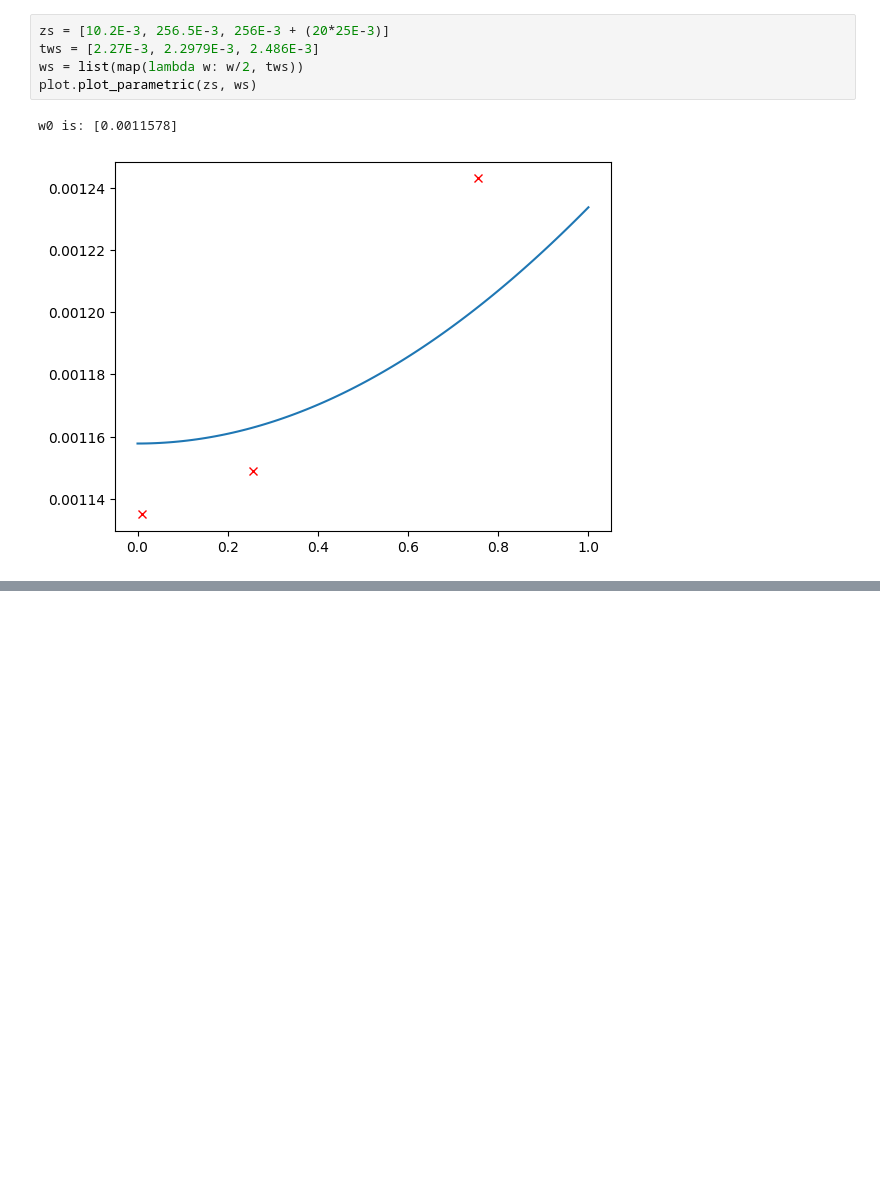
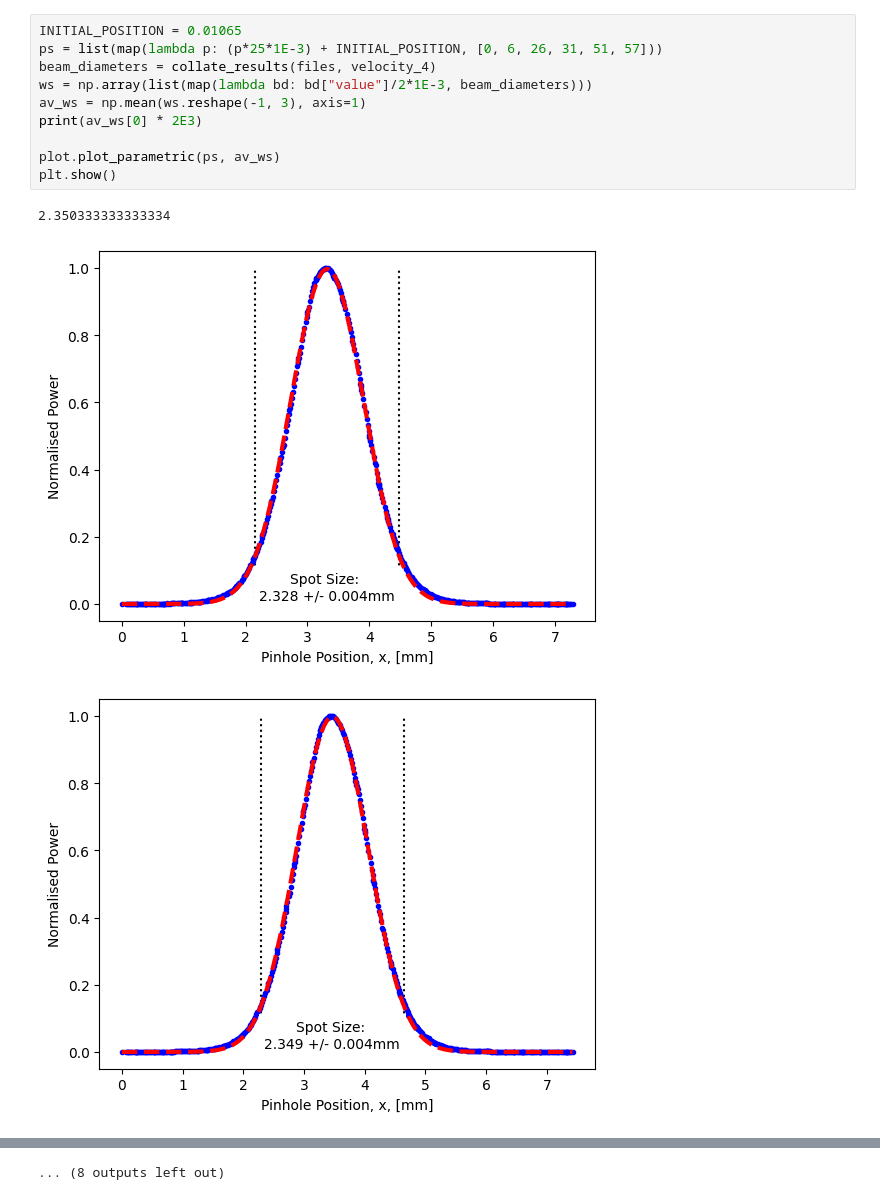
Before and after one commit to 0rmond/Beam-Profile, a Jupyter notebook: Servo-Assisted-Beam-Profile.ipynb, the cells around one changed output, grey strips where cells are left out. Saved outputs shown, nothing was run; the diff lists cells and outputs as text; blank space fills up the shorter version.

```diff
--- a/Servo-Assisted-Beam-Profile.ipynb
+++ b/Servo-Assisted-Beam-Profile.ipynb
@@ -47,8 +61,14 @@ plt.show()
 # %%
-zs = [10.2E-3, 256.5E-3, 256E-3 + (20*25E-3)]
-tws = [2.27E-3, 2.2979E-3, 2.486E-3]
-ws = list(map(lambda w: w/2, tws))
-plot.plot_parametric(zs, ws)
+INITIAL_POSITION = 0.01065
+ps = list(map(lambda p: (p*25*1E-3) + INITIAL_POSITION, [0, 6, 26, 31, 51, 57]))
+beam_diameters = collate_results(files, velocity_4)
+ws = np.array(list(map(lambda bd: bd["value"]/2*1E-3, beam_diameters)))
+av_ws = np.mean(ws.reshape(-1, 3), axis=1)
+print(av_ws[0] * 2E3)
+
+plot.plot_parametric(ps, av_ws)
+plt.show()
 # %% [output]
-w0 is: [0.0011578]
+2.350333333333334
-[figure, old version]
+[figure, new version]
+[figure, added]
@@ -54,0 +84 @@ w0 is: [0.0011578]
+... (8 outputs left out)
```
Also changed, not shown: parts of 6 cells of this notebook, 7 other files.
